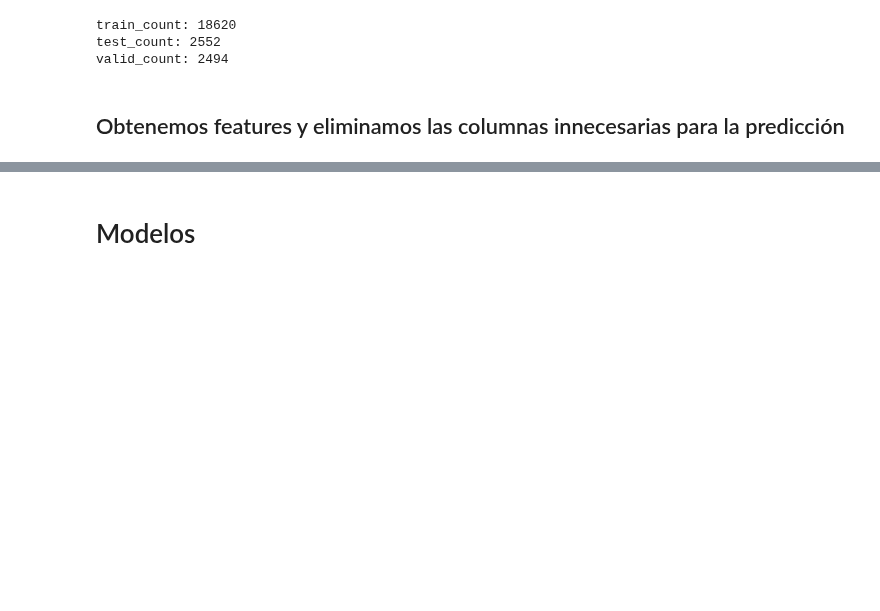
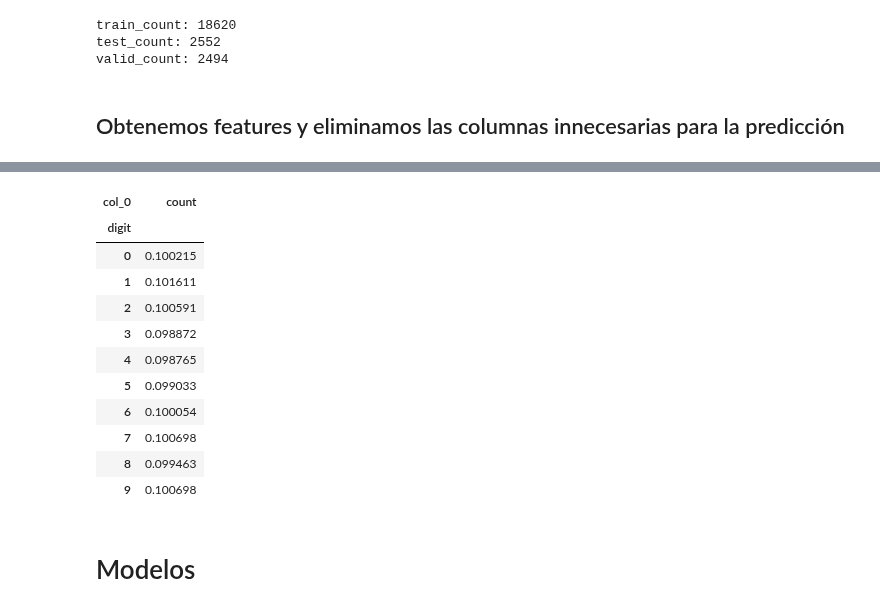
Before and after one commit to dhruszecki/cdatos-AA-TP2, a Jupyter notebook: AA_TP2.ipynb, the cells around one changed output, grey strips where cells are left out. Cells and saved outputs as stored; diff of their text form; code cells hidden in the pictures; blank space fills up the shorter version.

```diff
--- a/AA_TP2.ipynb
+++ b/AA_TP2.ipynb
@@ -181,5 +183,6 @@ Elapsed time: 0.0354580879 seconds.
 # %%
-train_features = calculate_features_if_needed(train_filenames, "train_features.csv")
+train_features = pd.DataFrame(calculate_features_if_needed(train_filenames, "train_features.csv"))
+train_features.head(10)
 train_features.drop(var_exclude, axis=1, inplace=True)
 train_features.head(10)
 pd.crosstab(index=train_features["digit"], columns="count", normalize=True)
@@ -188,3 +192,15 @@ Calculating features for  18620  rows ->  features/train_features.csv
+| col_0 | count |
+| digit |  |
+| 0 | 0.100215 |
+| 1 | 0.101611 |
+| 2 | 0.100591 |
+| 3 | 0.098872 |
+| 4 | 0.098765 |
+| 5 | 0.099033 |
+| 6 | 0.100054 |
+| 7 | 0.100698 |
+| 8 | 0.099463 |
+| 9 | 0.100698 |
 # %% [markdown]
 # Modelos
 # %% [markdown]
```
Also changed, not shown: parts of 9 cells of this notebook, 3 other files.
